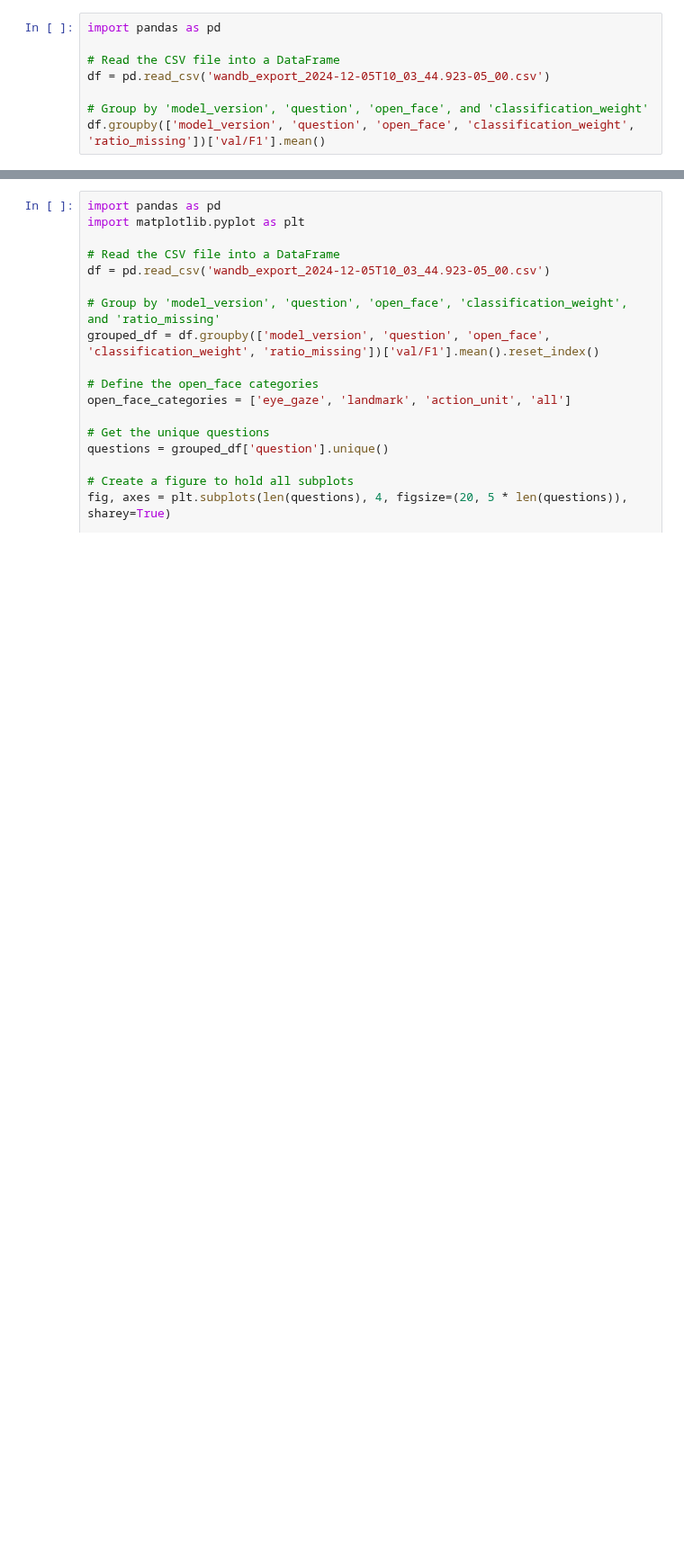
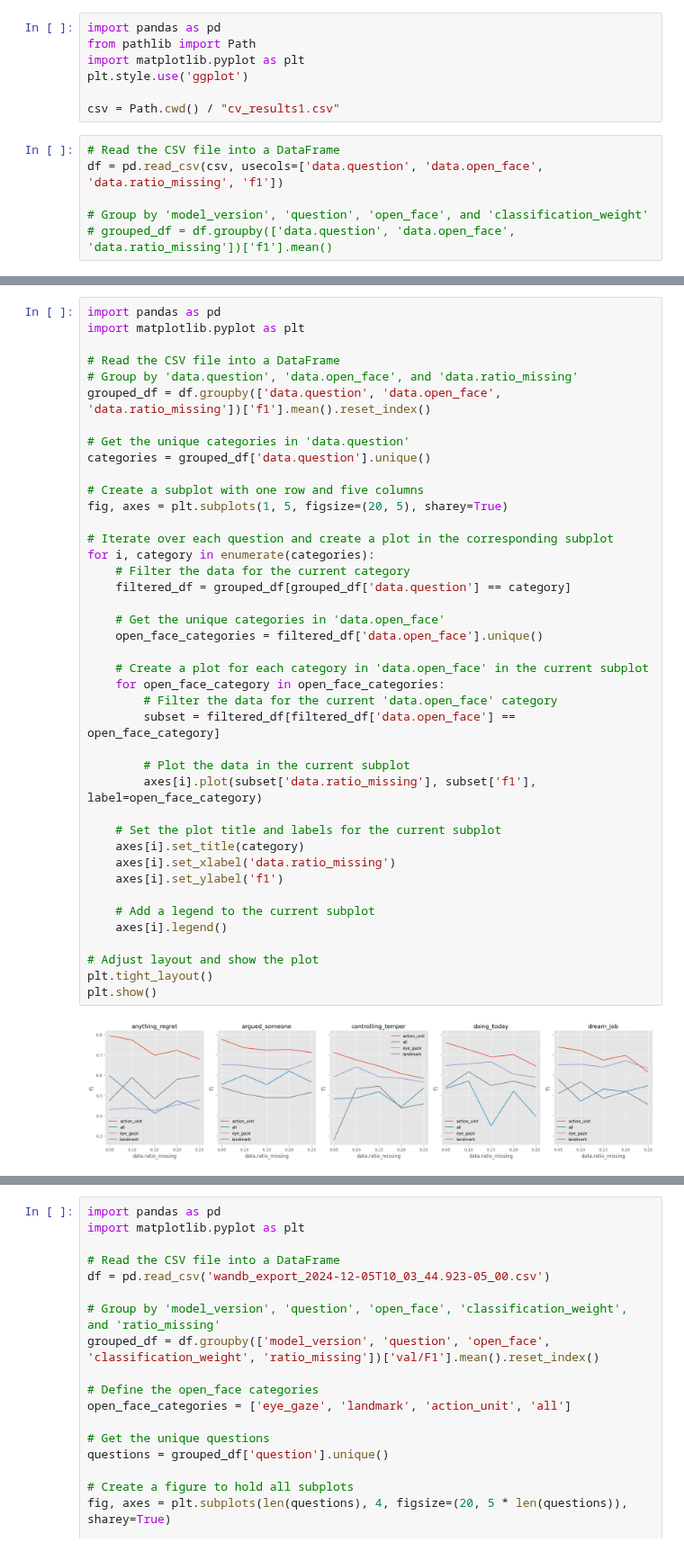
Before and after one commit to hickeykevin/test_impute, a Jupyter notebook: notebooks/brits_compare_eval.ipynb, the cells around one changed output, grey strips where cells are left out. Shown at 90% size. Saved outputs shown, nothing was run; the diff lists cells and outputs as text; blank space fills up the shorter version.

```diff
--- a/notebooks/brits_compare_eval.ipynb
+++ b/notebooks/brits_compare_eval.ipynb
@@ -1,8 +1,13 @@
+# %%
+import pandas as pd
+from pathlib import Path
+import matplotlib.pyplot as plt
+plt.style.use('ggplot')
+
+csv = Path.cwd() / "cv_results1.csv"
 # %%
-import pandas as pd
-
 # Read the CSV file into a DataFrame
-df = pd.read_csv('wandb_export_2024-12-05T10_03_44.923-05_00.csv')
+df = pd.read_csv(csv, usecols=['data.question', 'data.open_face', 'data.ratio_missing', 'f1'])
 
 # Group by 'model_version', 'question', 'open_face', and 'classification_weight'
-df.groupby(['model_version', 'question', 'open_face', 'classification_weight', 'ratio_missing'])['val/F1'].mean()
+# grouped_df = df.groupby(['data.question', 'data.open_face',  'data.ratio_missing'])['f1'].mean()
@@ -33,0 +14,43 @@ array(['doing_today', 'controlling_temper', 'argued_someone',
+# %%
+import pandas as pd
+import matplotlib.pyplot as plt
+
+# Read the CSV file into a DataFrame
+# Group by 'data.question', 'data.open_face', and 'data.ratio_missing'
+grouped_df = df.groupby(['data.question', 'data.open_face', 'data.ratio_missing'])['f1'].mean().reset_index()
+
+# Get the unique categories in 'data.question'
+categories = grouped_df['data.question'].unique()
+
+# Create a subplot with one row and five columns
+fig, axes = plt.subplots(1, 5, figsize=(20, 5), sharey=True)
+
+# Iterate over each question and create a plot in the corresponding subplot
+for i, category in enumerate(categories):
+    # Filter the data for the current category
+    filtered_df = grouped_df[grouped_df['data.question'] == category]
+
+    # Get the unique categories in 'data.open_face'
+    open_face_categories = filtered_df['data.open_face'].unique()
+
+    # Create a plot for each category in 'data.open_face' in the current subplot
+    for open_face_category in open_face_categories:
+        # Filter the data for the current 'data.open_face' category
+        subset = filtered_df[filtered_df['data.open_face'] == open_face_category]
+
+        # Plot the data in the current subplot
+        axes[i].plot(subset['data.ratio_missing'], subset['f1'], label=open_face_category)
+
+    # Set the plot title and labels for the current subplot
+    axes[i].set_title(category)
+    axes[i].set_xlabel('data.ratio_missing')
+    axes[i].set_ylabel('f1')
+
+    # Add a legend to the current subplot
+    axes[i].legend()
+
+# Adjust layout and show the plot
+plt.tight_layout()
+plt.show()
+# %% [output]
+[figure, added]
```
Also changed, not shown: parts of 4 cells of this notebook, 15 other files.
